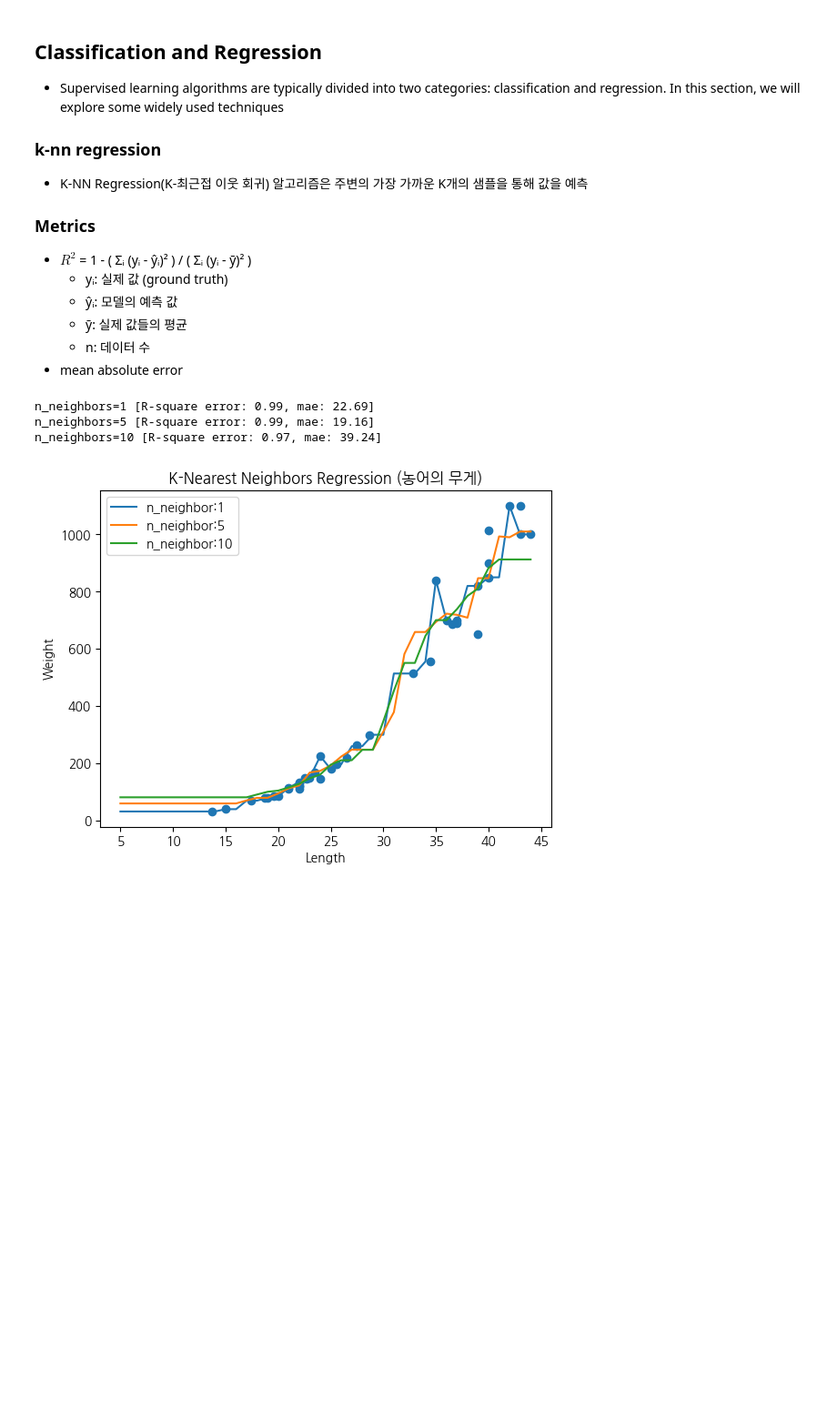
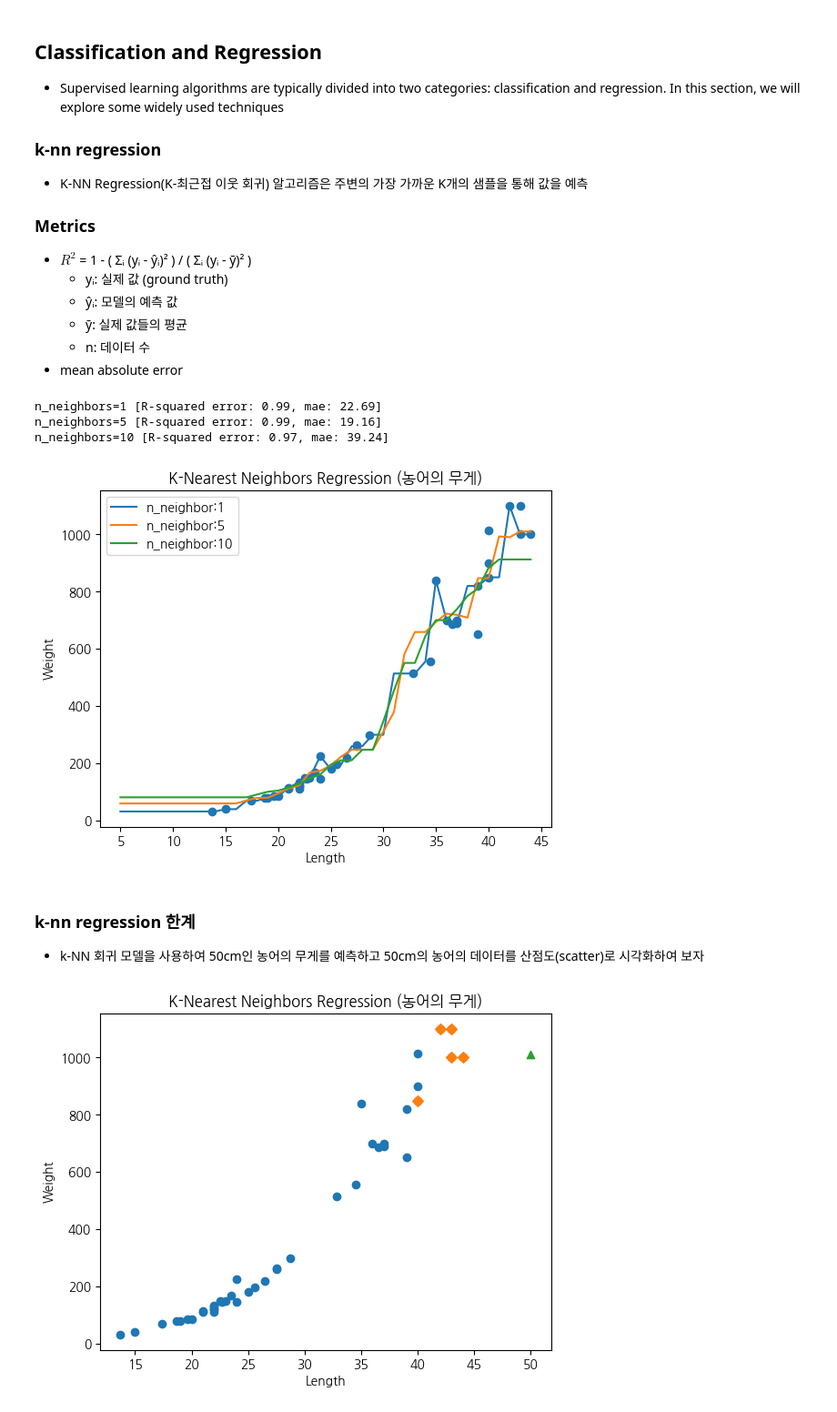
Before and after one commit to i-dongik/pandas-tutorial, a Jupyter notebook: machine-learning(KOR)/regression.ipynb, the cells around one changed output. Shown at 91% size. Drawn from its saved outputs; the diff is of its cells as text; code cells hidden in the pictures; blank space fills up the shorter version.

```diff
--- a/machine-learning(KOR)/regression.ipynb
+++ b/machine-learning(KOR)/regression.ipynb
@@ -66,7 +66,7 @@ for i, n in enumerate([1, 5, 10]):
     test_prediction = knr.predict(test_input)
     rse = knr.score(test_input, test_target)
     mae = mean_absolute_error(test_target, test_prediction)
-    print(f'n_neighbors={n} [R-square error: {rse:.2f}, mae: {mae:.2f}]')
+    print(f'n_neighbors={n} [R-squared error: {rse:.2f}, mae: {mae:.2f}]')
     #plot
     plt.plot(x, prediction, label=f'n_neighbor:{n}')
 
@@ -77,7 +77,26 @@ plt.ylabel('Weight')
 plt.legend()
 plt.show()
 # %% [output]
-n_neighbors=1 [R-square error: 0.99, mae: 22.69]
-n_neighbors=5 [R-square error: 0.99, mae: 19.16]
-n_neighbors=10 [R-square error: 0.97, mae: 39.24]
+n_neighbors=1 [R-squared error: 0.99, mae: 22.69]
+n_neighbors=5 [R-squared error: 0.99, mae: 19.16]
+n_neighbors=10 [R-squared error: 0.97, mae: 39.24]
 [figure]
+# %% [markdown]
+### k-nn regression 한계
+
+- k-NN 회귀 모델을 사용하여 50cm인 농어의 무게를 예측하고 50cm의 농어의 데이터를 산점도(scatter)로 시각화하여 보자
+# %%
+knr.n_neighbors = 5
+knr.fit(train_input, train_target)
+
+distances, indexes = knr.kneighbors([[50]])
+
+plt.scatter(train_input, train_target)
+plt.scatter(train_input[indexes], train_target[indexes], marker='D')
+plt.scatter(50, knr.predict([[50]]), marker='^')
+plt.title('K-Nearest Neighbors Regression (농어의 무게)')
+plt.xlabel('Length')
+plt.ylabel('Weight')
+plt.show()
+# %% [output]
+[figure, added]
```
Also changed, not shown: parts of 19 cells of this notebook, 2 other files.
